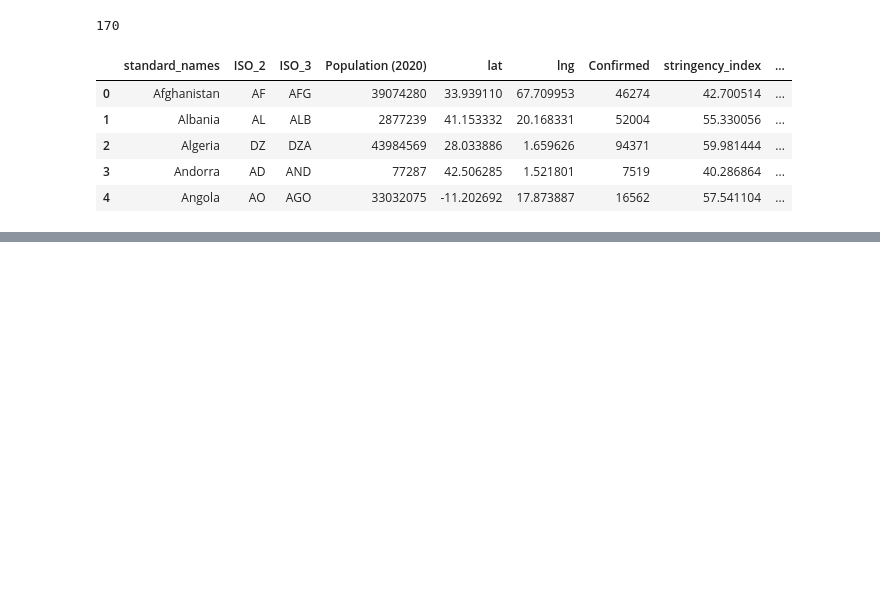
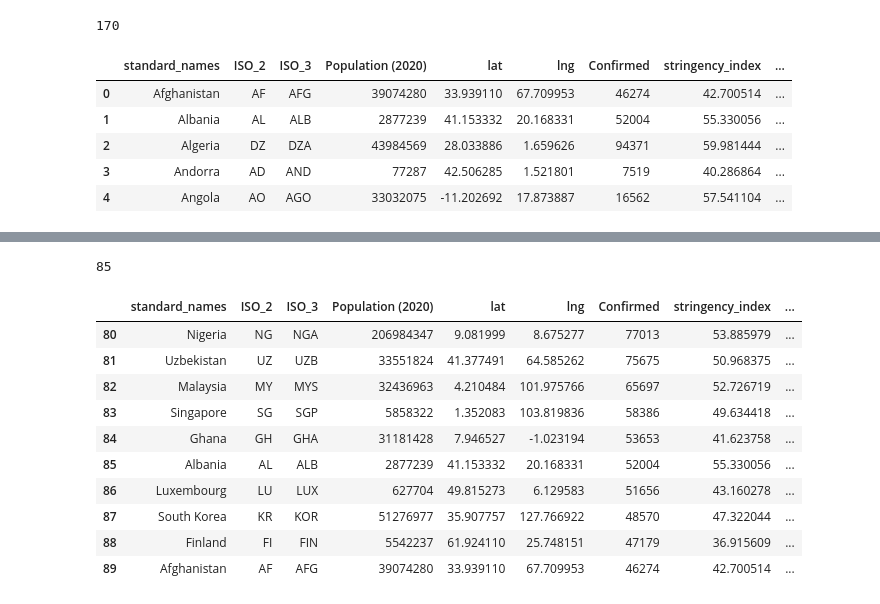
Before and after one commit to mirahmed07/project_covid_global, a Jupyter notebook: covid_global_cleaning.ipynb, the cells around one changed output, grey strips where cells are left out. Drawn from its saved outputs; the diff is of its cells as text; code cells hidden in the pictures; blank space fills up the shorter version.

```diff
--- a/covid_global_cleaning.ipynb
+++ b/covid_global_cleaning.ipynb
@@ -496,0 +564,25 @@ covid_stats_df.head()
+# %%
+def get_median_index(d):
+    ranks = d.rank(pct=True)
+    close_to_median = abs(ranks - 0.5)
+    return close_to_median.idxmin()
+median_index = list(covid_stats_sorted_df[["Confirmed"]].apply(get_median_index, 0))
+# type(median_index)
+median_index[0]
+# %% [output]
+85
+# %%
+covid_stats_sorted_df_mid = covid_stats_sorted_df.iloc[ median_index[0]-5:median_index[0]+5]
+covid_stats_sorted_df_mid
+# %% [output]
+|  | standard_names | ISO_2 | ISO_3 | Population (2020) | lat | lng | Confirmed | stringency_index | ... |
+| 80 | Nigeria | NG | NGA | 206984347 | 9.081999 | 8.675277 | 77013 | 53.885979 | ... |
+| 81 | Uzbekistan | UZ | UZB | 33551824 | 41.377491 | 64.585262 | 75675 | 50.968375 | ... |
+| 82 | Malaysia | MY | MYS | 32436963 | 4.210484 | 101.975766 | 65697 | 52.726719 | ... |
+| 83 | Singapore | SG | SGP | 5858322 | 1.352083 | 103.819836 | 58386 | 49.634418 | ... |
+| 84 | Ghana | GH | GHA | 31181428 | 7.946527 | -1.023194 | 53653 | 41.623758 | ... |
+| 85 | Albania | AL | ALB | 2877239 | 41.153332 | 20.168331 | 52004 | 55.330056 | ... |
+| 86 | Luxembourg | LU | LUX | 627704 | 49.815273 | 6.129583 | 51656 | 43.160278 | ... |
+| 87 | South Korea | KR | KOR | 51276977 | 35.907757 | 127.766922 | 48570 | 47.322044 | ... |
+| 88 | Finland | FI | FIN | 5542237 | 61.924110 | 25.748151 | 47179 | 36.915609 | ... |
+| 89 | Afghanistan | AF | AFG | 39074280 | 33.939110 | 67.709953 | 46274 | 42.700514 | ... |
```
Also changed, not shown: parts of 7 cells of this notebook, 4 other files.
